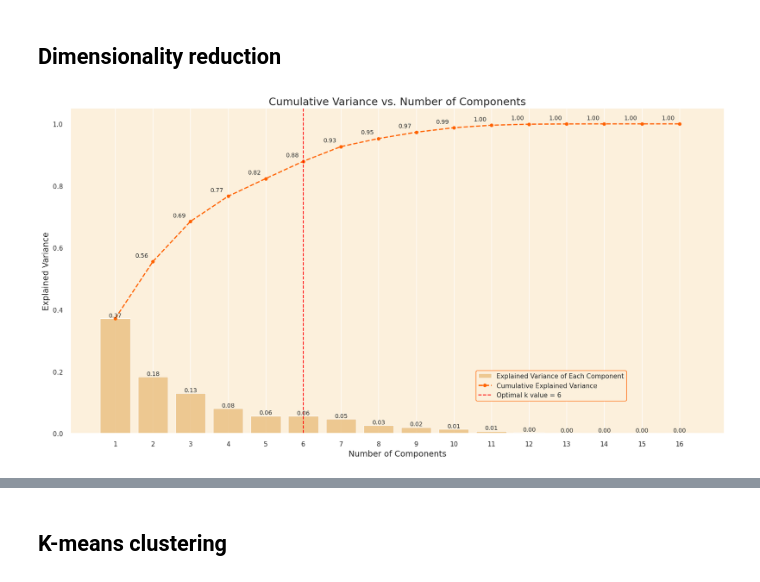
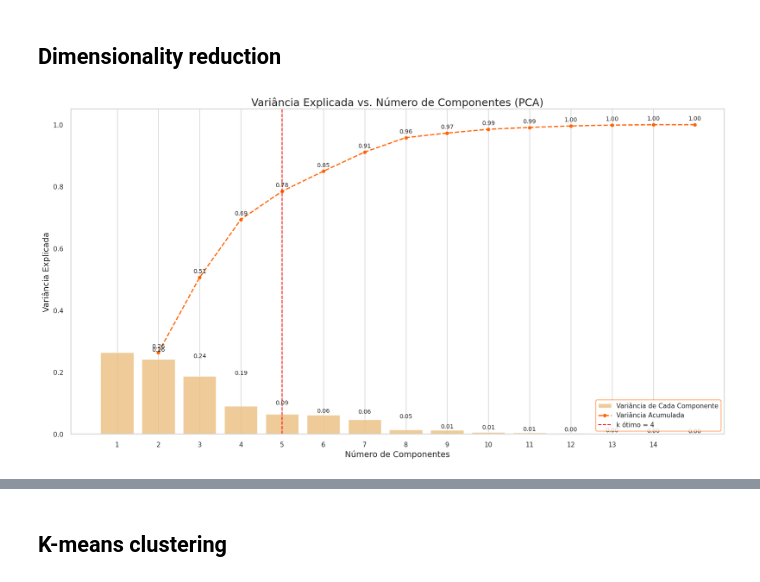
Before and after one commit to Vasco-Faria/DW-TP, a Jupyter notebook: customer_segmentation_recommendation.ipynb, the cells around one changed output, grey strips where cells are left out. Cells and saved outputs as stored; diff of their text form; code cells hidden in the pictures.

```diff
--- a/customer_segmentation_recommendation.ipynb
+++ b/customer_segmentation_recommendation.ipynb
@@ -35,7 +35,7 @@ sns.set(rc={'axes.facecolor': '#fcf0dc'}, style='darkgrid')
 # %% [markdown]
 ## Carregamento de dados
 # %%
-df_vendas = pd.read_csv('data/TFVenda.csv')
+df_vendas = pd.read_csv('data/TFvenda.csv')
 df_clientes = pd.read_csv('data/DimCliente.csv')
 df_produtos = pd.read_csv('data/DimProduto.csv')
 df_tempo = pd.read_csv('data/DimTempo.csv')
@@ -176,17 +172,0 @@ memory usage: 74.1+ KB
-# %%
-# Conjunto de todos os clientes
-clientes_registados = set(df_clientes['ClienteId'])
-
-# Conjunto de clientes com pelo menos uma compra
-clientes_compras = set(df_vendas['ClienteId'])
-
-# Clientes sem qualquer compra
-clientes_sem_compras = clientes_registados - clientes_compras
-
-# Número de clientes sem compras
-num_clientes_sem_compras = len(clientes_sem_compras)
-
-print(f"Número de clientes sem compras: {num_clientes_sem_compras}")
-
-# drop das linhas dos clientes sem compras
-df_clientes = df_clientes.drop(df_clientes[df_clientes['ClienteId'].isin(clientes_sem_compras)].index)
@@ -732,71 +654,67 @@ customer_data_scaled.head()
 # %% [markdown]
 ## Dimensionality reduction
 # %%
-# Make sure we use only numeric columns for PCA
+# Garantir que só usamos colunas numéricas
 numeric_columns = customer_data_scaled.select_dtypes(include=['number']).columns
 customer_data_numeric = customer_data_scaled[numeric_columns]
 
-# Set CustomerID as the index if it's not already
+# Definir índice como ClienteId, se existir
 if 'ClienteId' in customer_data_numeric.columns:
     customer_data_numeric.set_index('ClienteId', inplace=True)
 
-# Fill missing values with the mean of each column
+# Substituir valores ausentes pela média
 customer_data_numeric_imputed = customer_data_numeric.fillna(customer_data_numeric.mean())
 
-# Apply PCA
+# Aplicar PCA
 pca = PCA().fit(customer_data_numeric_imputed)
 
-# Calculate the Cumulative Sum of the Explained Variance
+# Variância explicada e cumulativa
 explained_variance_ratio = pca.explained_variance_ratio_
-cumulative_explained_variance = np.cumsum(explained_variance_ratio)
+cumulative_explained_variance = explained_variance_ratio.cumsum()
 
-# Set the optimal k value (based on our analysis, we can choose 6)
-optimal_k = 6
+optimal_k = 4
 
-# Set seaborn plot style
-sns.set(rc={'axes.facecolor': '#fcf0dc'}, style='darkgrid')
-
-# Plot the cumulative explained variance against the number of components
+# Gráfico
 plt.figure(figsize=(20, 10))
 
-# Bar chart for the explained variance of each component
-barplot = sns.barplot(x=list(range(1, len(cumulative_explained_variance) + 1)),
-                     y=explained_variance_ratio,
-                     color='#fcc36d',
-                     alpha=0.8)
+# Barras: variância explicada por componente
+barplot = sns.barplot(
+    x=list(range(1, len(explained_variance_ratio) + 1)),
+    y=explained_variance_ratio,
+    color='#fcc36d',
+    alpha=0.8
+)
 
-# Line plot for the cumulative explained variance
-lineplot, = plt.plot(range(0, len(cumulative_explained_variance)), cumulative_explained_variance,
-                    marker='o', linestyle='--', color='#ff6200', linewidth=2)
+# Linha: variância explicada acumulada
+lineplot, = plt.plot(
+    range(1, len(cumulative_explained_variance) + 1),
+    cumulative_explained_variance,
+    marker='o', linestyle='--', color='#ff6200', linewidth=2
+)
 
-# Plot optimal k value line
-optimal_k_line = plt.axvline(optimal_k - 1, color='red', linestyle='--', label=f'Optimal k value = {optimal_k}')
+# Linha vertical para o número ótimo de clusters
+optimal_k_line = plt.axvline(optimal_k, color='red', linestyle='--', label=f'Optimal k = {optimal_k}')
 
-# Set labels and title
-plt.xlabel('Number of Components', fontsize=14)
-plt.ylabel('Explained Variance', fontsize=14)
-plt.title('Cumulative Variance vs. Number of Components', fontsize=18)
+# Títulos e eixos
+plt.xlabel('Número de Componentes', fontsize=14)
+plt.ylabel('Variância Explicada', fontsize=14)
+plt.title('Variância Explicada vs. Número de Componentes (PCA)', fontsize=18)
 
-# Customize ticks and legend
-plt.xticks(range(0, len(cumulative_explained_variance)))
+# Legenda
 plt.legend(handles=[barplot.patches[0], lineplot, optimal_k_line],
-          labels=['Explained Variance of Each Component', 'Cumulative Explained Variance', f'Optimal k value = {optimal_k}'],
-          loc=(0.62, 0.1),
-          frameon=True,
-          framealpha=1.0,
-          edgecolor='#ff6200')
+           labels=['Variância de Cada Componente', 'Variância Acumulada', f'k ótimo = {optimal_k}'],
+           loc='lower right',
+           frameon=True,
+           edgecolor='#ff6200')
 
-# Display the variance values for both graphs on the plots
-x_offset = -0.3
-y_offset = 0.01
+# Anotar os valores nos gráficos
 for i, (ev_ratio, cum_ev_ratio) in enumerate(zip(explained_variance_ratio, cumulative_explained_variance)):
-    plt.text(i, ev_ratio, f"{ev_ratio:.2f}", ha="center", va="bottom", fontsize=10)
-    if i > 0:
-        plt.text(i + x_offset, cum_ev_ratio + y_offset, f"{cum_ev_ratio:.2f}", ha="center", va="bottom", fontsize=10)
+    plt.text(i + 1, ev_ratio, f"{ev_ratio:.2f}", ha="center", va="bottom", fontsize=10)
+    plt.text(i + 1, cum_ev_ratio + 0.01, f"{cum_ev_ratio:.2f}", ha="center", va="bottom", fontsize=10)
 
 plt.grid(axis='both')
 plt.show()
 # %% [output]
-[figure, old version]
+[figure, new version]
 # %%
 # Creating a PCA object with 6 components
```
Also changed, not shown: parts of 53 cells of this notebook, 4 other files.
